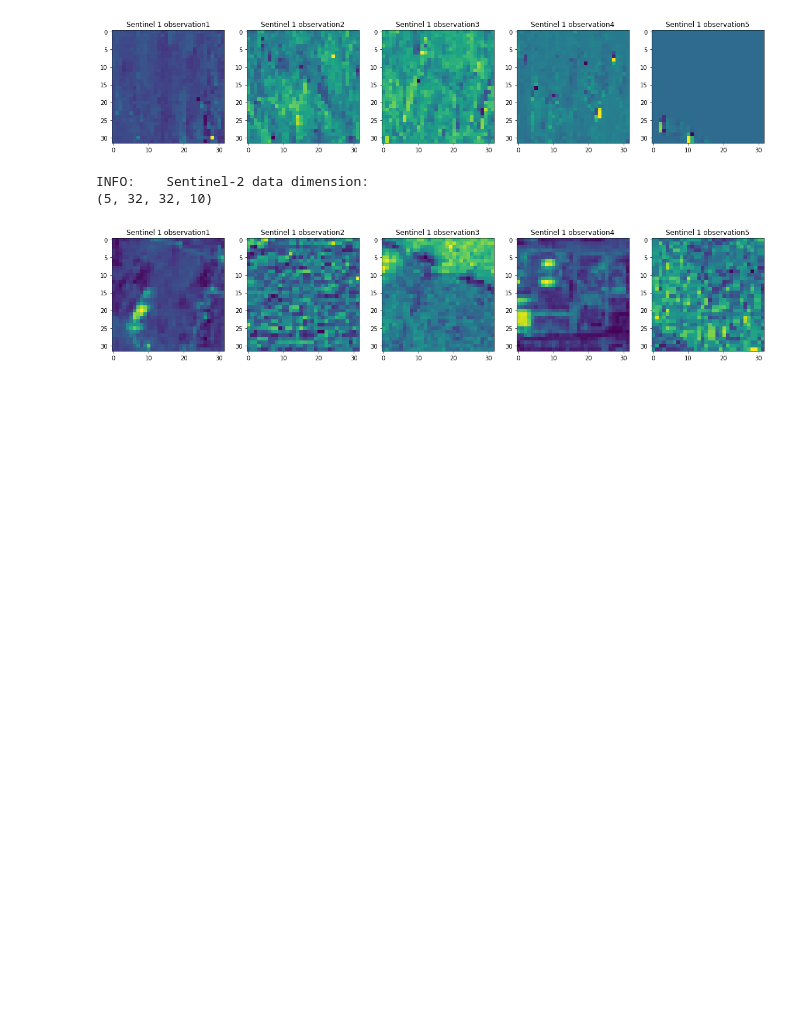
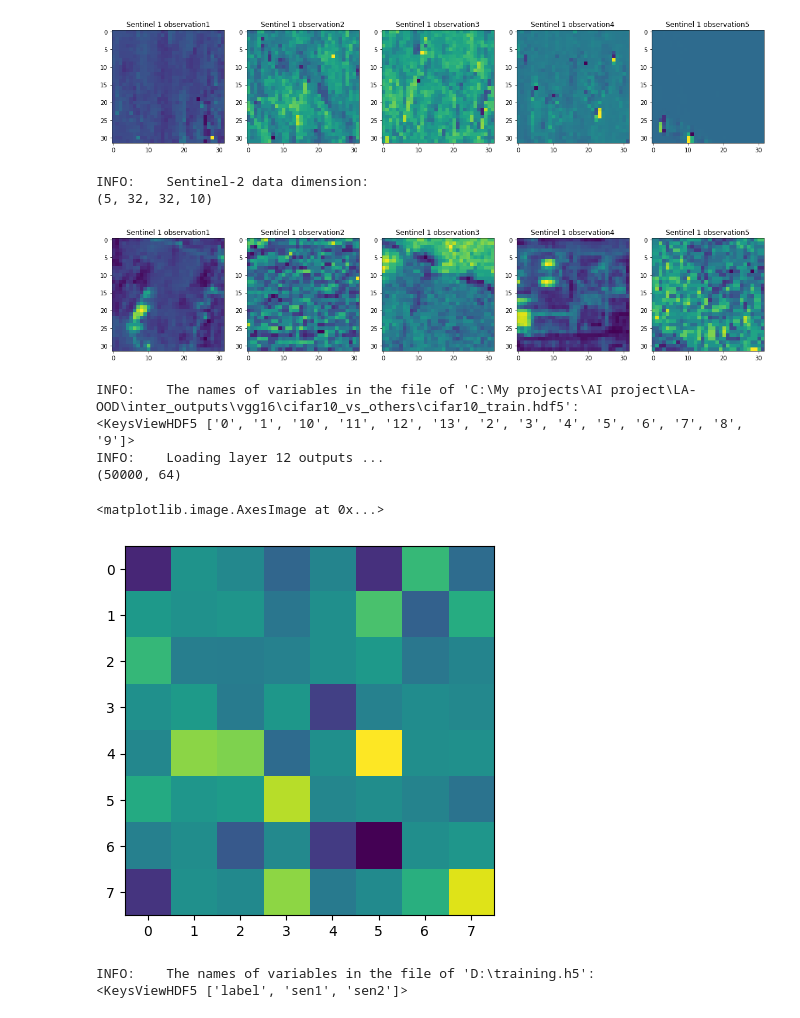
Before and after one commit to GM-git-dotcom/la_ood_cs640, a Jupyter notebook: code/So2sat.ipynb, the cells around one changed output. Drawn from its saved outputs; the diff is of its cells as text; code cells hidden in the pictures; blank space fills up the shorter version.

```diff
--- a/code/So2sat.ipynb
+++ b/code/So2sat.ipynb
@@ -99,0 +102,43 @@ for i in range(0,5):
+# %%
+import h5py
+import numpy as np
+import matplotlib.pyplot as plt
+
+# select one of the given files
+fileOfChoice = r'C:\My projects\AI project\LA-OOD\inter_outputs\vgg16\cifar10_vs_others\cifar10_train.hdf5'
+
+# show the variables in selected file
+fid = h5py.File(fileOfChoice)
+print('INFO:    The names of variables in the file of \''+fileOfChoice+'\':')
+print(fid.keys())
+
+# load the data into memory
+print('INFO:    Loading layer 12 outputs ...')
+s1 = np.array(fid['0'])
+#print('INFO:    Sentinel-1 data dimension:')
+print(s1.shape)
+# %% [output]
+INFO:    The names of variables in the file of 'C:\My projects\AI project\LA-OOD\inter_outputs\vgg16\cifar10_vs_others\cifar10_train.hdf5':
+<KeysViewHDF5 ['0', '1', '10', '11', '12', '13', '2', '3', '4', '5', '6', '7', '8', '9']>
+INFO:    Loading layer 12 outputs ...
+(50000, 64)
+# %%
+# Plot the data
+plt.imshow(s1[1].reshape(8, 8))
+# %% [output]
+<matplotlib.image.AxesImage at 0x...>
+[figure, added]
+# %%
+import h5py
+import numpy as np
+import matplotlib.pyplot as plt
+
+
+path = r'D:\training.h5'
+# show the variables in selected file
+fid = h5py.File(path,'r')
+print('INFO:    The names of variables in the file of \''+path+'\':')
+print(fid.keys())
+# %% [output]
+INFO:    The names of variables in the file of 'D:\training.h5':
+<KeysViewHDF5 ['label', 'sen1', 'sen2']>
```
Also changed, not shown: parts of 4 cells of this notebook.
